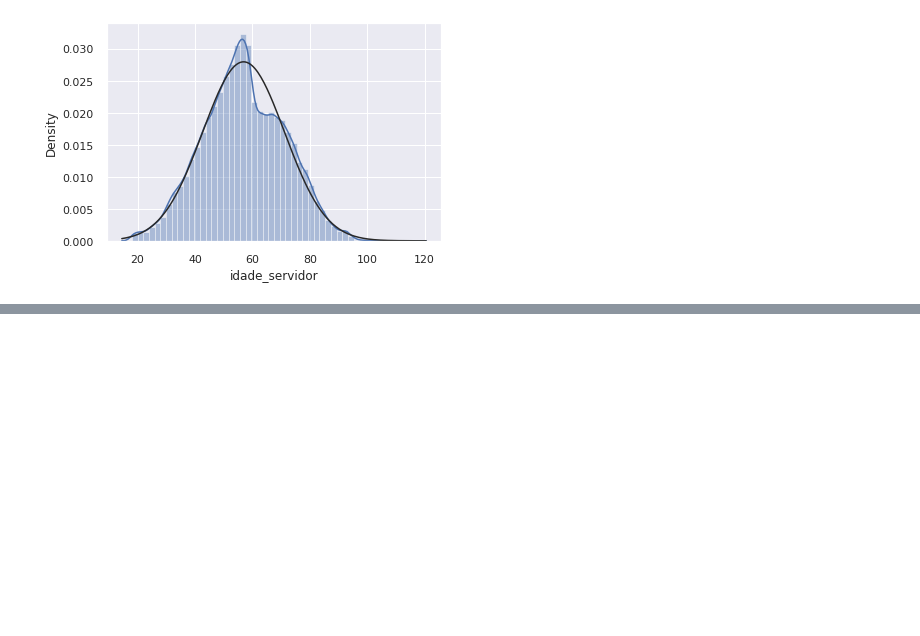
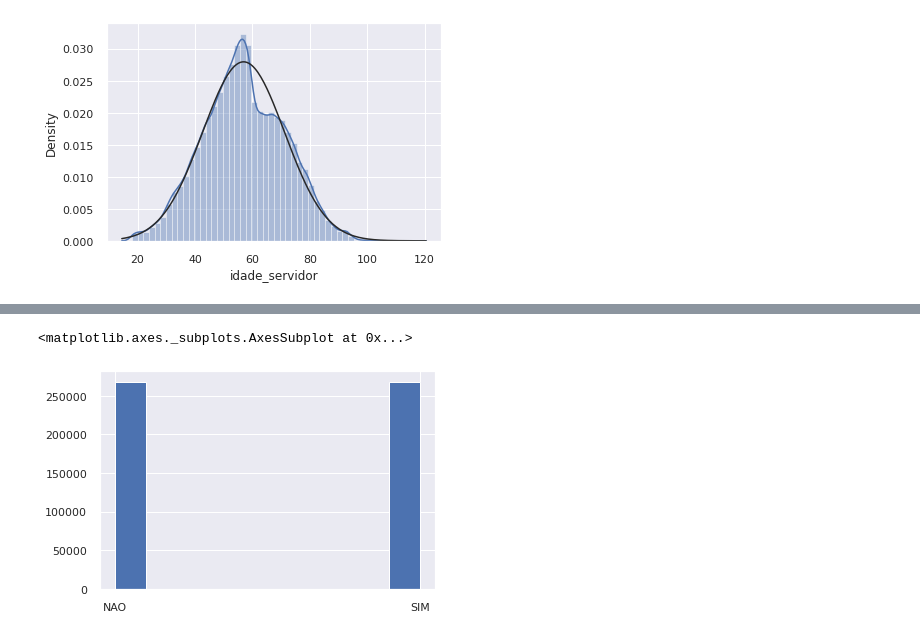
Before and after one commit to SarahSouzaPontes/banco_Dos_Dados_18.05.2022_Pensionistas_Desigualdades, a Jupyter notebook: Banco_Dos_Dados_18_05_2022_Pensionistas_Desigualdades.ipynb, the cells around one changed output, grey strips where cells are left out. Cells and saved outputs as stored; diff of their text form; code cells hidden in the pictures; blank space fills up the shorter version.

```diff
--- a/Banco_Dos_Dados_18_05_2022_Pensionistas_Desigualdades.ipynb
+++ b/Banco_Dos_Dados_18_05_2022_Pensionistas_Desigualdades.ipynb
@@ -411,3 +395,11 @@ ValueError: ignored
+# %%
+''' Balanceando os dados '''
+oversample = imblearn.over_sampling.SMOTE()
+X_res, y_res = oversample.w(dataset2.loc[:, dataset2.columns.isin(['rendimento_bruto','idade_servidor'])], dataset2.pagamento_suspenso )
+y_res.hist()
+# %% [output]
+<matplotlib.axes._subplots.AxesSubplot at 0x...>
+[figure, added]
 # %%
 #Realizar um modelo de aprendizado de máquina para prever quais variáveis impactam no modelo de um benefício suspenso ('pagamento_suspenso')
 
```
Also changed, not shown: parts of 12 cells of this notebook.
